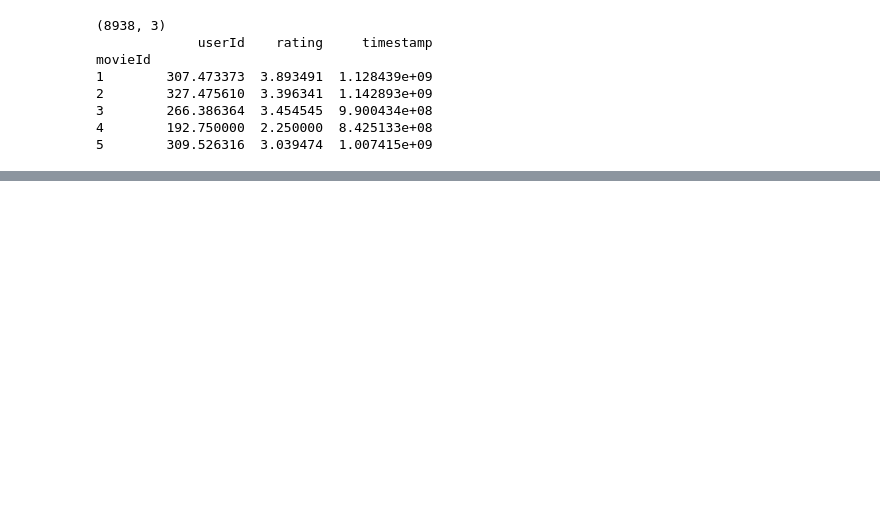
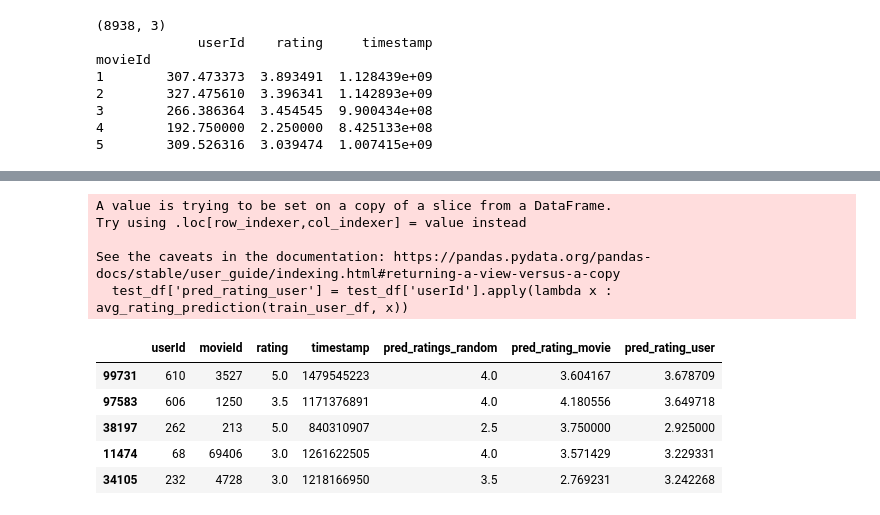
Before and after one commit to 92aboutTime/Recommendation_System, a Jupyter notebook: FastCampus/MyCode/추천시스템 맛보기.ipynb, the cells around one changed output, grey strips where cells are left out. Saved outputs shown, nothing was run; the diff lists cells and outputs as text; code cells hidden in the pictures; blank space fills up the shorter version.

```diff
--- a/FastCampus/MyCode/추천시스템 맛보기.ipynb
+++ b/FastCampus/MyCode/추천시스템 맛보기.ipynb
@@ -266,0 +267,5 @@ print(mse, rmse)
+# %%
+train_user_df = train_df.groupby(['userId']).mean()
+
+print(train_user_df.shape)
+print(train_user_df.head())
@@ -266,0 +281,16 @@ print(mse, rmse)
+# %%
+test_df['pred_rating_user'] = test_df['userId'].apply(lambda x : avg_rating_prediction(train_user_df, x))
+
+test_df.head()
+# %% [output]
+A value is trying to be set on a copy of a slice from a DataFrame.
+Try using .loc[row_indexer,col_indexer] = value instead
+
+See the caveats in the documentation: https://pandas.pydata.org/pandas-docs/stable/user_guide/indexing.html#returning-a-view-versus-a-copy
+  test_df['pred_rating_user'] = test_df['userId'].apply(lambda x : avg_rating_prediction(train_user_df, x))
+|  | userId | movieId | rating | timestamp | pred_ratings_random | pred_rating_movie | pred_rating_user |
+| 99731 | 610 | 3527 | 5.0 | 1479545223 | 4.0 | 3.604167 | 3.678709 |
+| 97583 | 606 | 1250 | 3.5 | 1171376891 | 4.0 | 4.180556 | 3.649718 |
+| 38197 | 262 | 213 | 5.0 | 840310907 | 2.5 | 3.750000 | 2.925000 |
+| 11474 | 68 | 69406 | 3.0 | 1261622505 | 4.0 | 3.571429 | 3.229331 |
+| 34105 | 232 | 4728 | 3.0 | 1218166950 | 3.5 | 2.769231 | 3.242268 |
```
Also changed, not shown: parts of 15 cells of this notebook, 1 other file.
